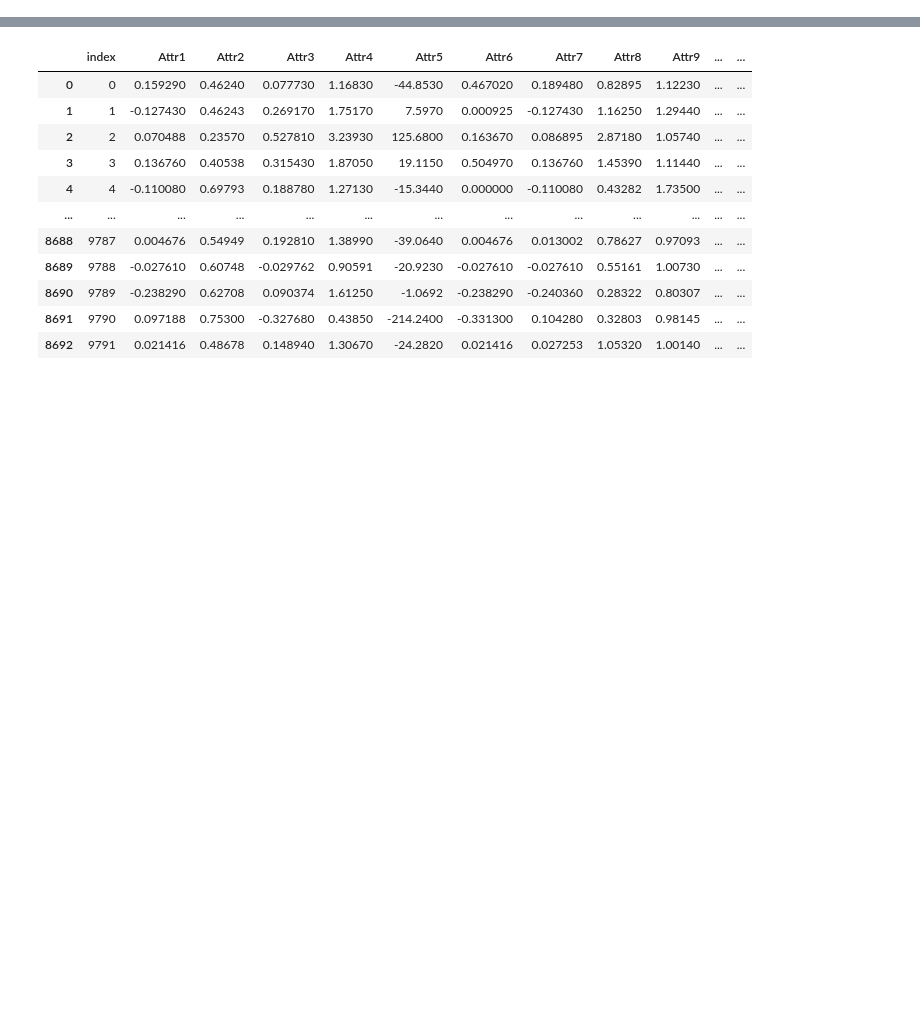
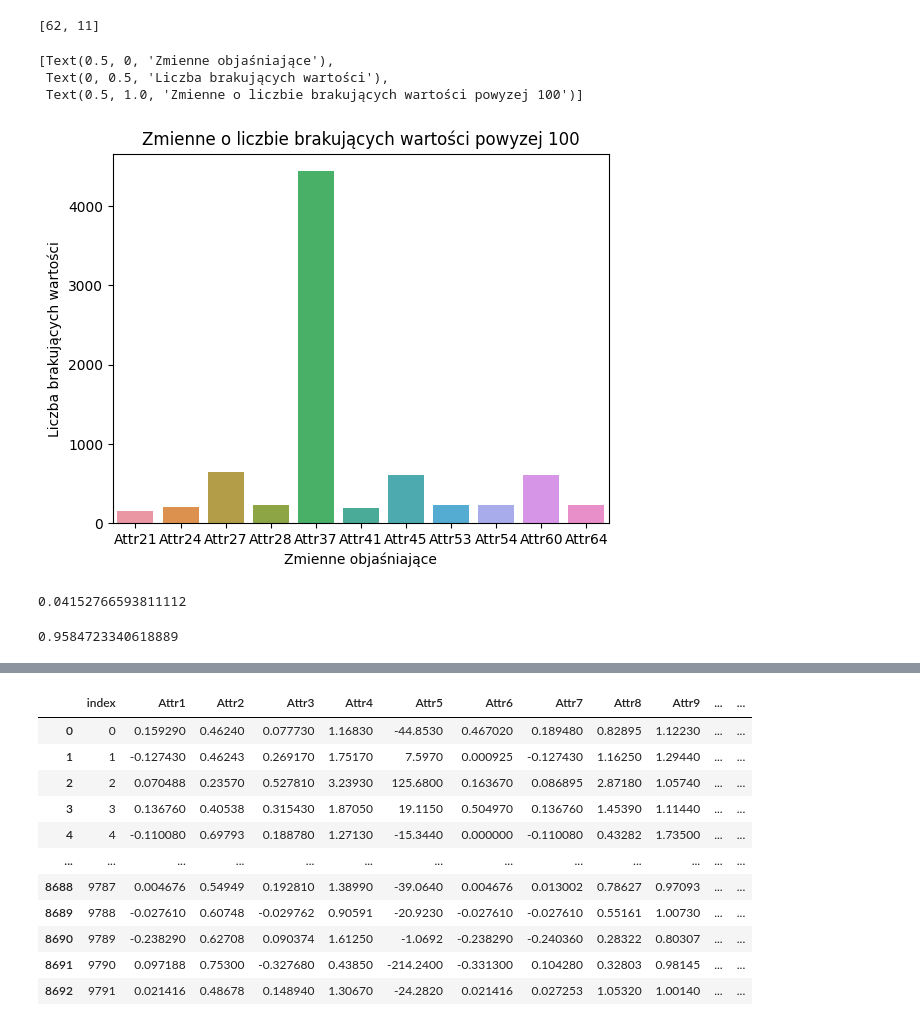
Before and after one commit to gabrielalibudzka/bachelor_thesis, a Jupyter notebook: analysis.ipynb, the cells around one changed output, grey strips where cells are left out. Saved outputs shown, nothing was run; the diff lists cells and outputs as text; code cells hidden in the pictures; blank space fills up the shorter version.

Commit message:
Aded graphs

```diff
--- a/analysis.ipynb
+++ b/analysis.ipynb
@@ -16,6 +17,7 @@ from sklearn.linear_model import LogisticRegression
 df = pd.read_csv("data/csv_result-4year.csv")
 df = df.loc[:, df.columns!='id'].replace('?', np.nan)
 top = 0.887765522875817
+data = df
 df = df.loc[:, ~df.columns.isin(['Attr37', 'Attr27', 'Attr24'])].dropna()
 positive_class_rate = df['class'].sum()/len(df)
 df = df.astype(float)
@@ -24,0 +25,22 @@ df.reset_index(inplace=True)
+# %%
+nans = data.isna().sum()
+[nans[nans > 0].count(), nans[nans > 100].count()]
+# %% [output]
+[62, 11]
+# %%
+nans_to_plot = nans[nans > 100]
+ax = sns.barplot(nans_to_plot.index, nans_to_plot)
+ax.set(xlabel='Zmienne objaśniające', ylabel='Liczba brakujących wartości', title = 'Zmienne o liczbie brakujących wartości powyzej 100')
+# %% [output]
+[Text(0.5, 0, 'Zmienne objaśniające'),
+ Text(0, 0.5, 'Liczba brakujących wartości'),
+ Text(0.5, 1.0, 'Zmienne o liczbie brakujących wartości powyzej 100')]
+[figure, added]
+# %%
+positive_class_rate
+# %% [output]
+0.04152766593811112
+# %%
+1 - positive_class_rate
+# %% [output]
+0.9584723340618889
```
Also changed, not shown: parts of 3 cells of this notebook.
